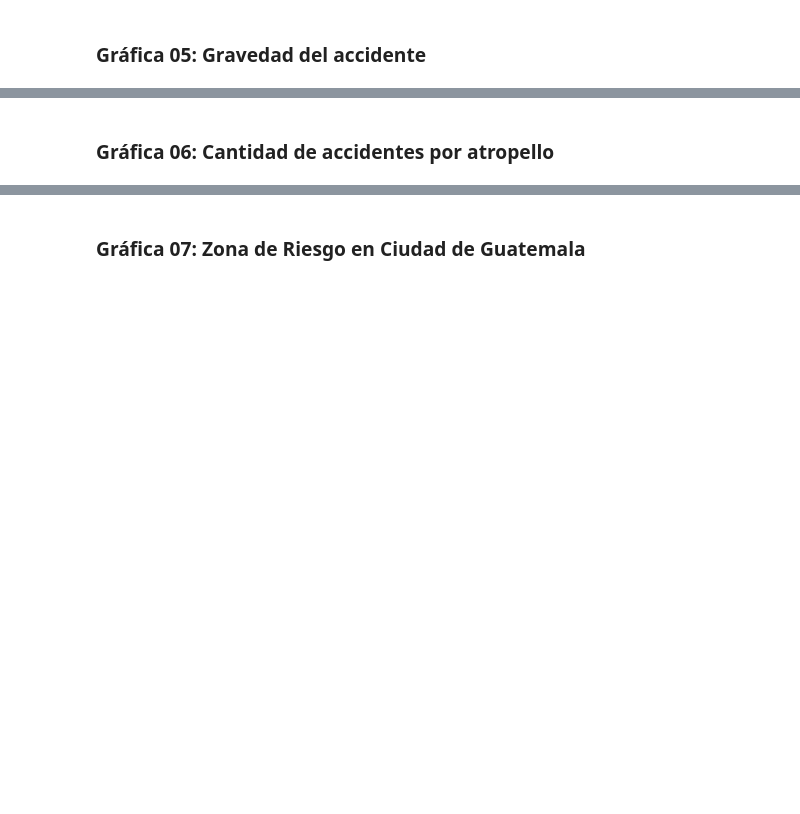
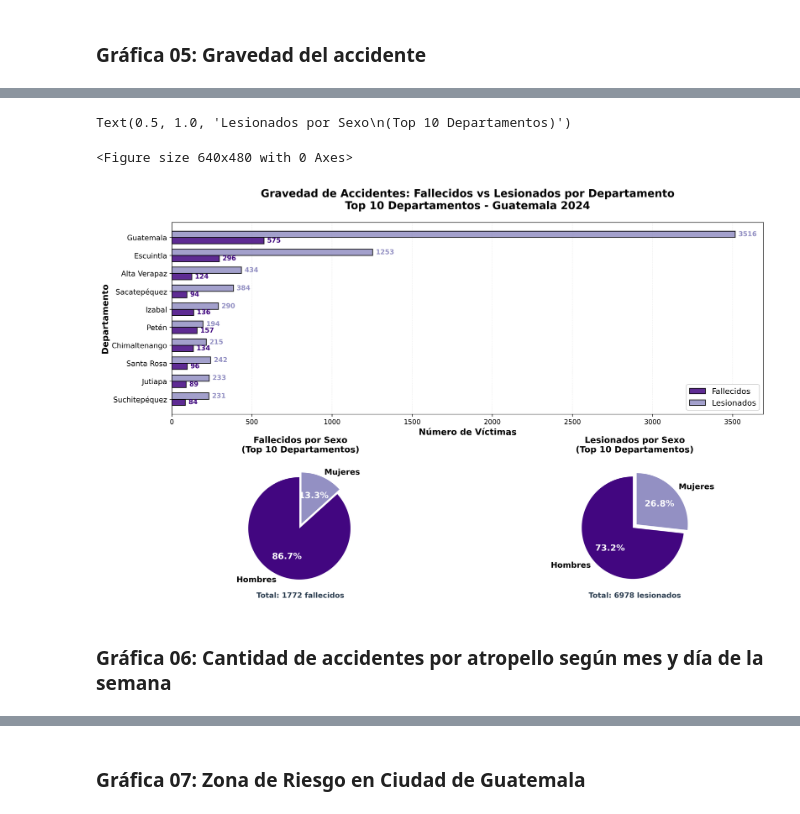
Before and after one commit to lemoonchild/lab10_visualizacion, a Jupyter notebook: lab10.ipynb, the cells around one changed output, grey strips where cells are left out. Cells and saved outputs as stored; diff of their text form; code cells hidden in the pictures; blank space fills up the shorter version.

Commit message:
feat: added last 4 graphs

```diff
--- a/lab10.ipynb
+++ b/lab10.ipynb
@@ -484,0 +594,17 @@ display(Image('grafico4_perfil_conductores.png'))
+# %%
+for autotext in autotexts:
+    autotext.set_color('white')
+    autotext.set_fontsize(13)
+
+ax3.set_title('Lesionados por Sexo\n(Top 10 Departamentos)',
+             fontsize=13, fontweight='bold', pad=15)
+# %% [output]
+Text(0.5, 1.0, 'Lesionados por Sexo\n(Top 10 Departamentos)')
+# %%
+total_lesionados = sum(lesionados_data.values())
+ax3.text(0, -1.4, f'Total: {int(total_lesionados)} lesionados',
+        ha='center', fontsize=11, fontweight='bold', color='#2c3e50')
+
+plt.tight_layout()
+# %% [output]
+<Figure size 640x480 with 0 Axes>
@@ -485,2 +614,6 @@ display(Image('grafico4_perfil_conductores.png'))
+# %%
+display(Image('grafico5_gravedad_victimas.png'))
+# %% [output]
+[figure, added]
 # %% [markdown]
-### Gráfica 06: Cantidad de accidentes por atropello
+### Gráfica 06: Cantidad de accidentes por atropello según mes y día de la semana
```
Also changed, not shown: parts of 88 cells of this notebook, 5 other files.
